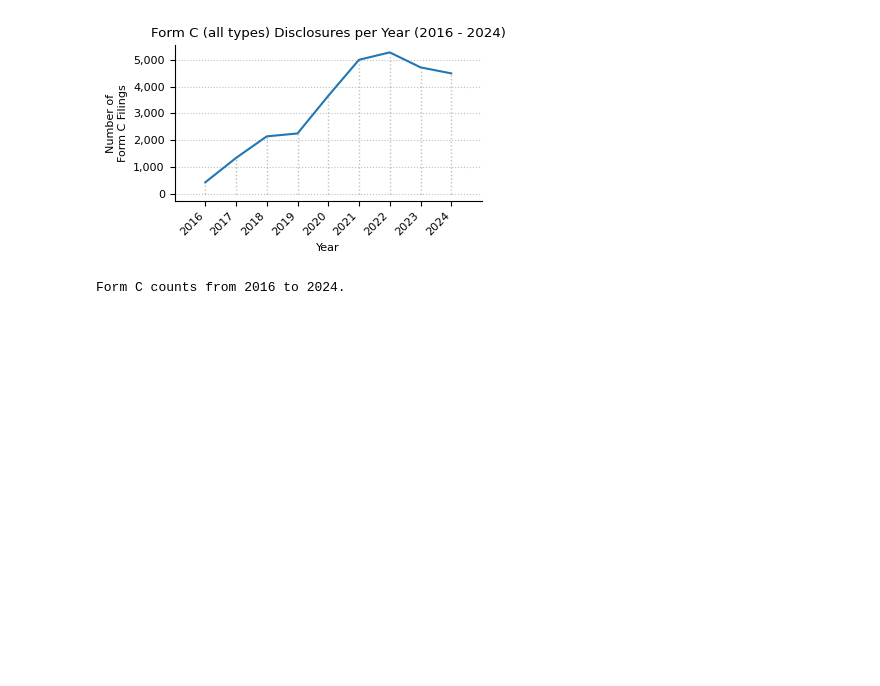
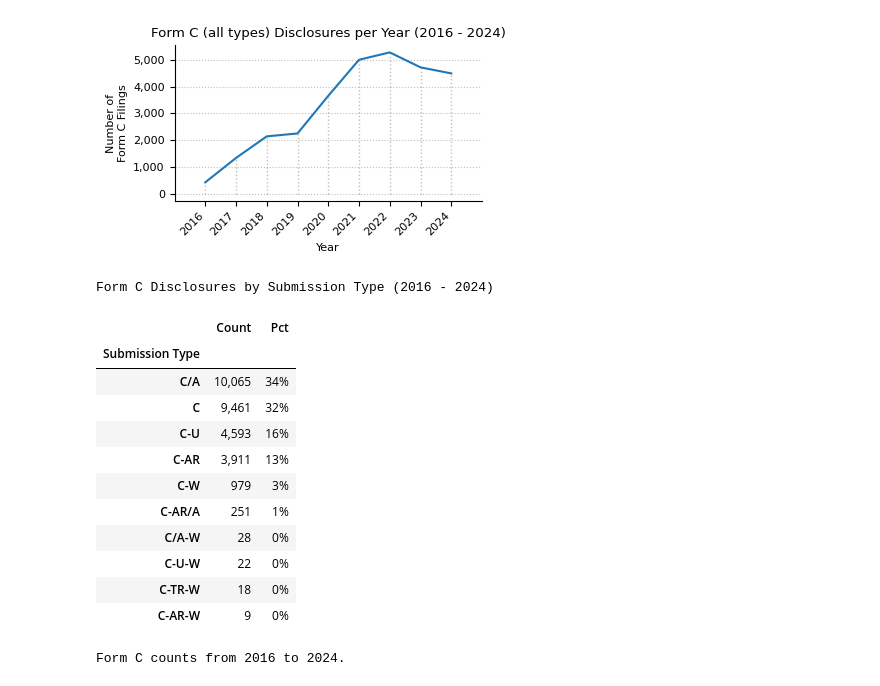
Before and after one commit to SEC-API-io/sec-api-cookbook, a Jupyter notebook: notebooks/form-c/form-c-tutorial-website.ipynb, the cells around one changed output. Saved outputs shown, nothing was run; the diff lists cells and outputs as text; code cells hidden in the pictures; blank space fills up the shorter version.

```diff
--- a/notebooks/form-c/form-c-tutorial-website.ipynb
+++ b/notebooks/form-c/form-c-tutorial-website.ipynb
@@ -282,6 +281,35 @@ plot_timeseries(
 )
 # %% [output]
 [figure]
+# %%
+count_formType = (
+    structured_data_full_years.drop_duplicates(subset=["accessionNo"])
+    .groupby(["formType"])
+    .size()
+    .sort_values(ascending=False)
+    .to_frame(name="Count")
+).rename_axis("Submission Type")
+count_formType["Pct"] = (
+    count_formType["Count"].astype(int) / count_formType["Count"].astype(int).sum()
+).map("{:.0%}".format)
+count_formType["Count"] = count_formType["Count"].map(lambda x: f"{x:,}")
+
+print(f"Form C Disclosures by Submission Type ({min_year} - {max_year_full})")
+count_formType
+# %% [output]
+Form C Disclosures by Submission Type (2016 - 2024)
+|  | Count | Pct |
+| Submission Type |  |  |
+| C/A | 10,065 | 34% |
+| C | 9,461 | 32% |
+| C-U | 4,593 | 16% |
+| C-AR | 3,911 | 13% |
+| C-W | 979 | 3% |
+| C-AR/A | 251 | 1% |
+| C/A-W | 28 | 0% |
+| C-U-W | 22 | 0% |
+| C-TR-W | 18 | 0% |
+| C-AR-W | 9 | 0% |
 # %%
 form_c_counts_by_type = (
     structured_data_full_years.drop_duplicates(subset=["accessionNo"])
```
Also changed, not shown: parts of 8 cells of this notebook.
